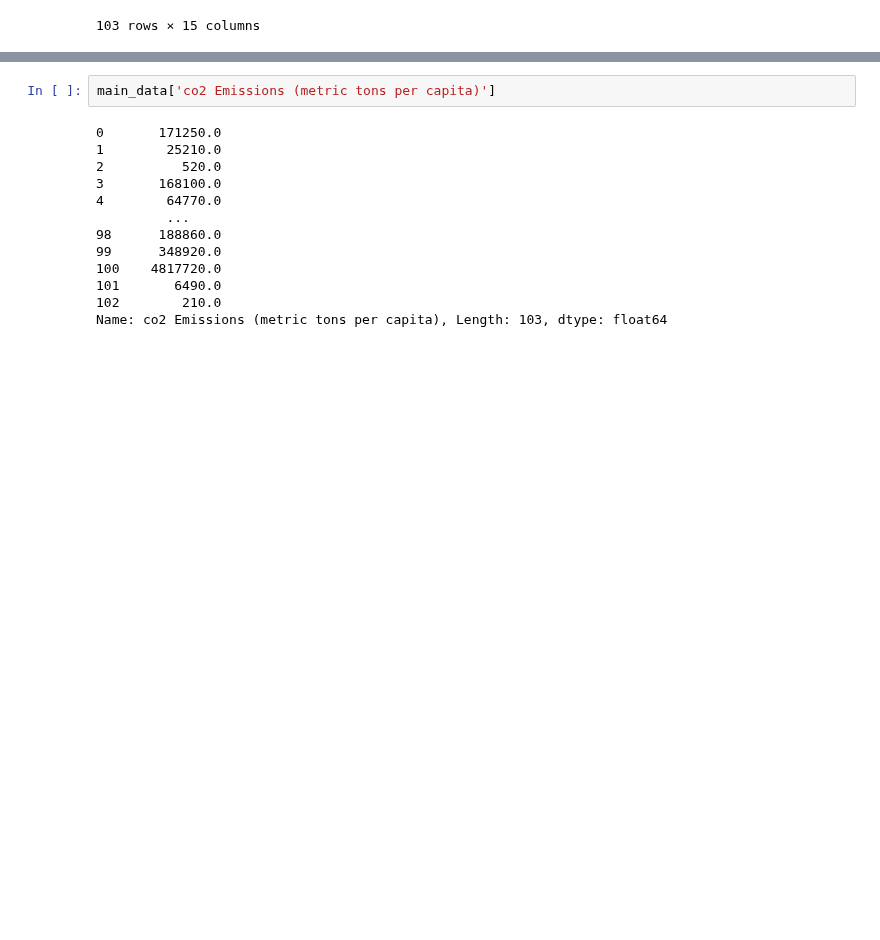
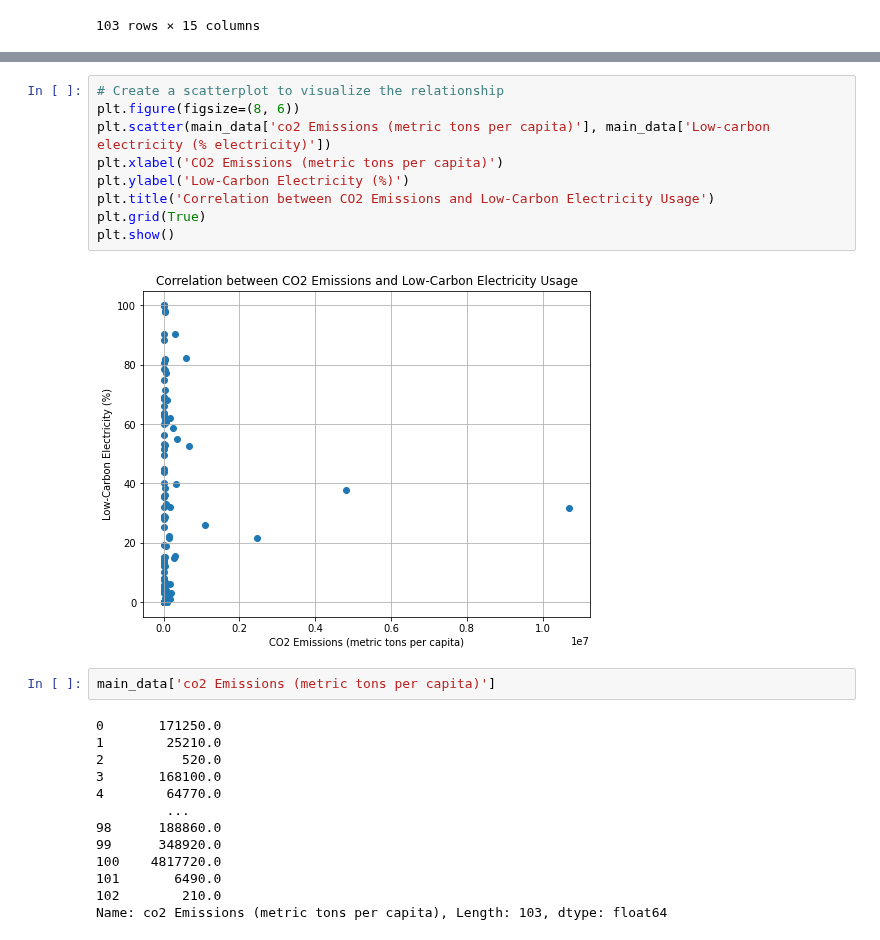
Before and after one commit to yosieph/Project1, a Jupyter notebook: project1.ipynb, the cells around one changed output, grey strips where cells are left out. Cells and saved outputs as stored; diff of their text form; blank space fills up the shorter version.

```diff
--- a/project1.ipynb
+++ b/project1.ipynb
@@ -677,3 +685,14 @@ main_data
+# %%
+# Create a scatterplot to visualize the relationship
+plt.figure(figsize=(8, 6))
+plt.scatter(main_data['co2 Emissions (metric tons per capita)'], main_data['Low-carbon electricity (% electricity)'])
+plt.xlabel('CO2 Emissions (metric tons per capita)')
+plt.ylabel('Low-Carbon Electricity (%)')
+plt.title('Correlation between CO2 Emissions and Low-Carbon Electricity Usage')
+plt.grid(True)
+plt.show()
+# %% [output]
+[figure, added]
 # %%
 main_data['co2 Emissions (metric tons per capita)']
 # %% [output]
```
Also changed, not shown: parts of 6 cells of this notebook.
